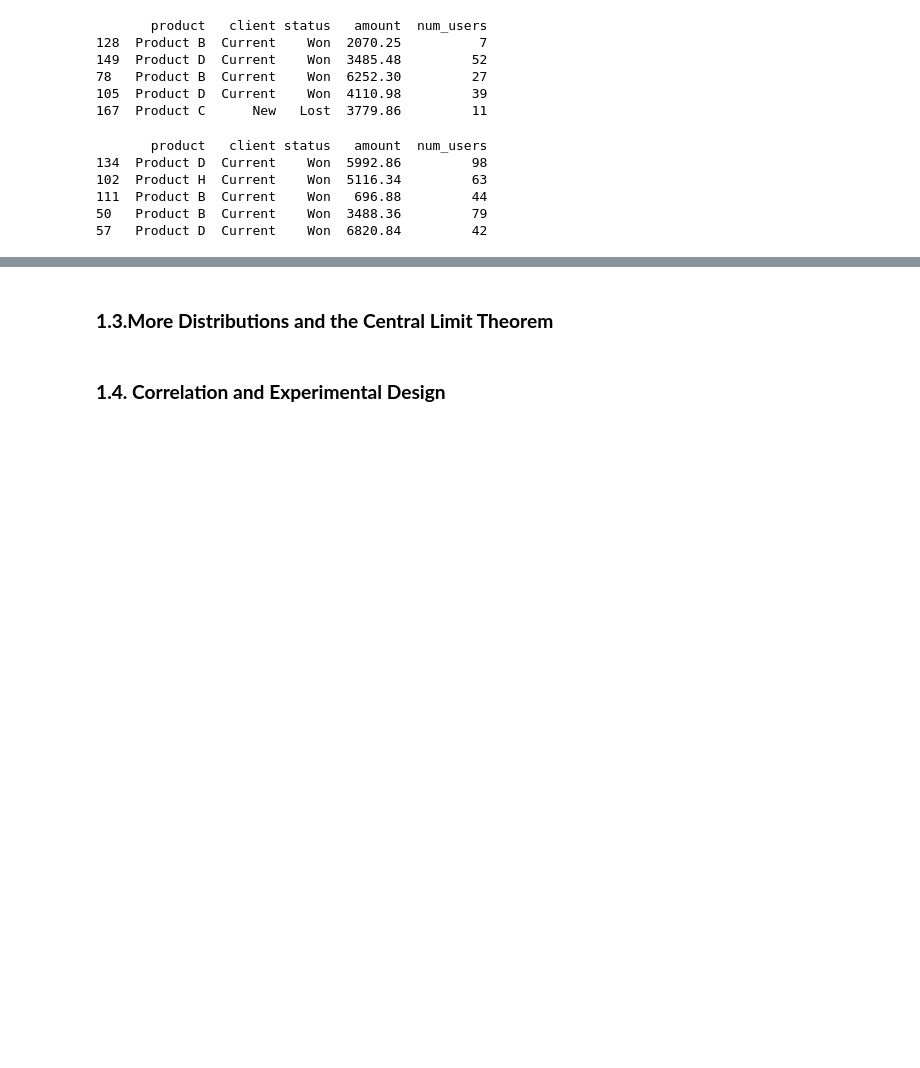
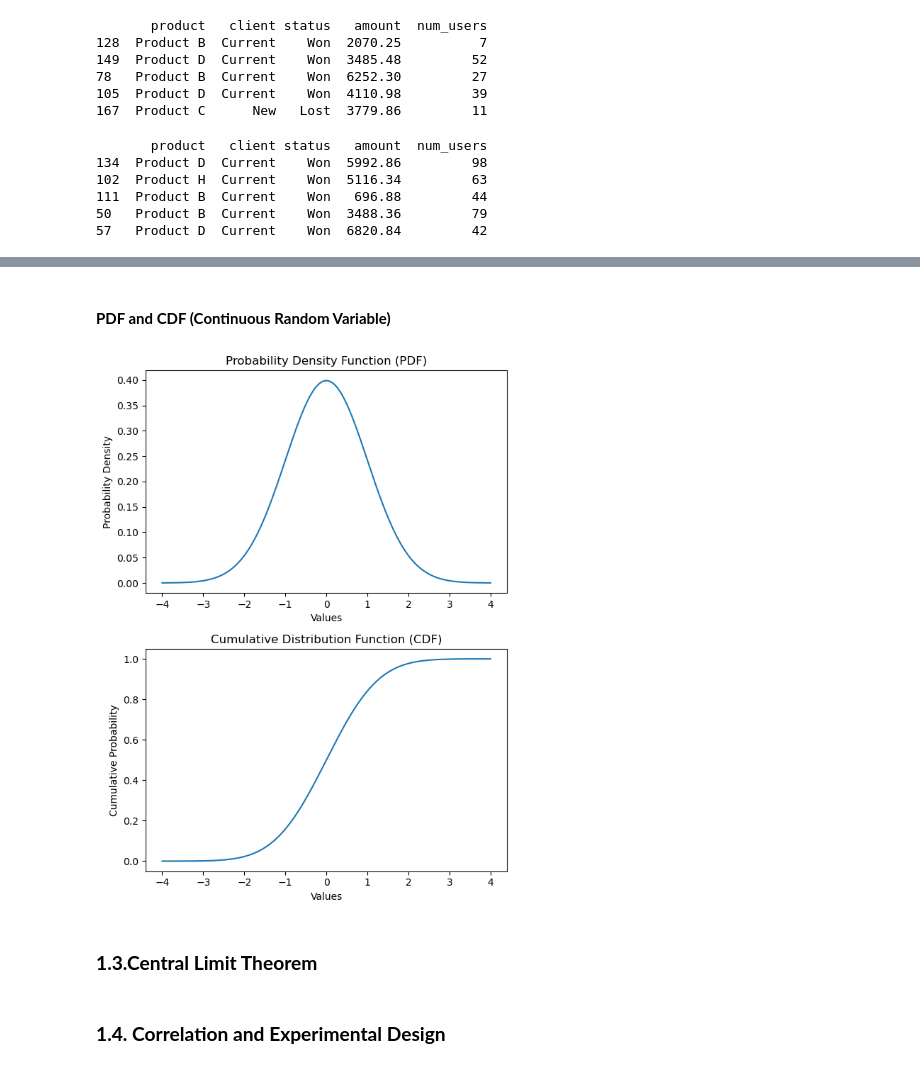
Before and after one commit to ONURYI/Data-Scientist-Professional-with-Python, a Jupyter notebook: Block III - Statistics/1.Introduction to Statistics in Python.ipynb, the cells around one changed output, grey strips where cells are left out. Drawn from its saved outputs; the diff is of its cells as text; code cells hidden in the pictures; blank space fills up the shorter version.

```diff
--- a/Block III - Statistics/1.Introduction to Statistics in Python.ipynb
+++ b/Block III - Statistics/1.Introduction to Statistics in Python.ipynb
@@ -252,4 +311,42 @@ print(sample_with_replacement)
+# %% [markdown]
+#### **PDF and CDF (Continuous Random Variable)**
+# %%
+import numpy as np
+import matplotlib.pyplot as plt
+from scipy.stats import norm
+
+# Define the mean and standard deviation of the normal distribution
+mu = 0
+sigma = 1
+
+# Create a normal distribution object using the mean and standard deviation
+dist = norm(mu, sigma)
+
+# Define the range of values to evaluate the PDF and CDF
+x = np.linspace(-4, 4, 1000)
+
+# Calculate the PDF and CDF values for each value in the range
+pdf = dist.pdf(x)
+cdf = dist.cdf(x)
+
+# Plot the PDF and CDF using matplotlib
+fig, ax = plt.subplots(2, 1, figsize=(6, 8))
+
+ax[0].plot(x, pdf)
+ax[0].set_xlabel('Values')
+ax[0].set_ylabel('Probability Density')
+ax[0].set_title('Probability Density Function (PDF)')
+
+ax[1].plot(x, cdf)
+ax[1].set_xlabel('Values')
+ax[1].set_ylabel('Cumulative Probability')
+ax[1].set_title('Cumulative Distribution Function (CDF)')
+
+plt.tight_layout()
+plt.show()
+# %% [output]
+[figure, added]
 # %% [markdown]
-### **1.3.More Distributions and the Central Limit Theorem**
+### **1.3.Central Limit Theorem**
 # %% [markdown]
 ### **1.4. Correlation and Experimental Design**
```
Also changed, not shown: parts of 9 cells of this notebook.
